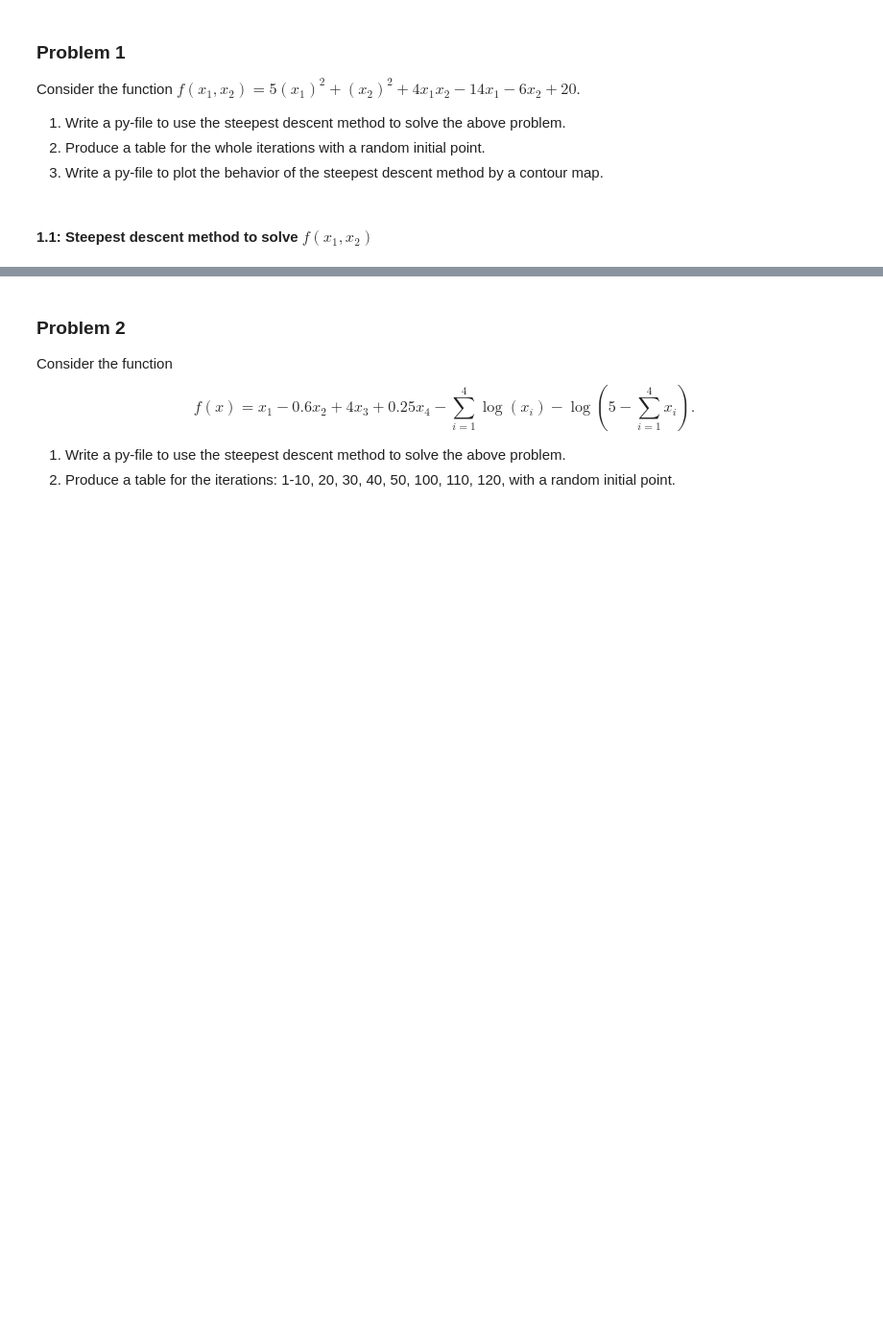
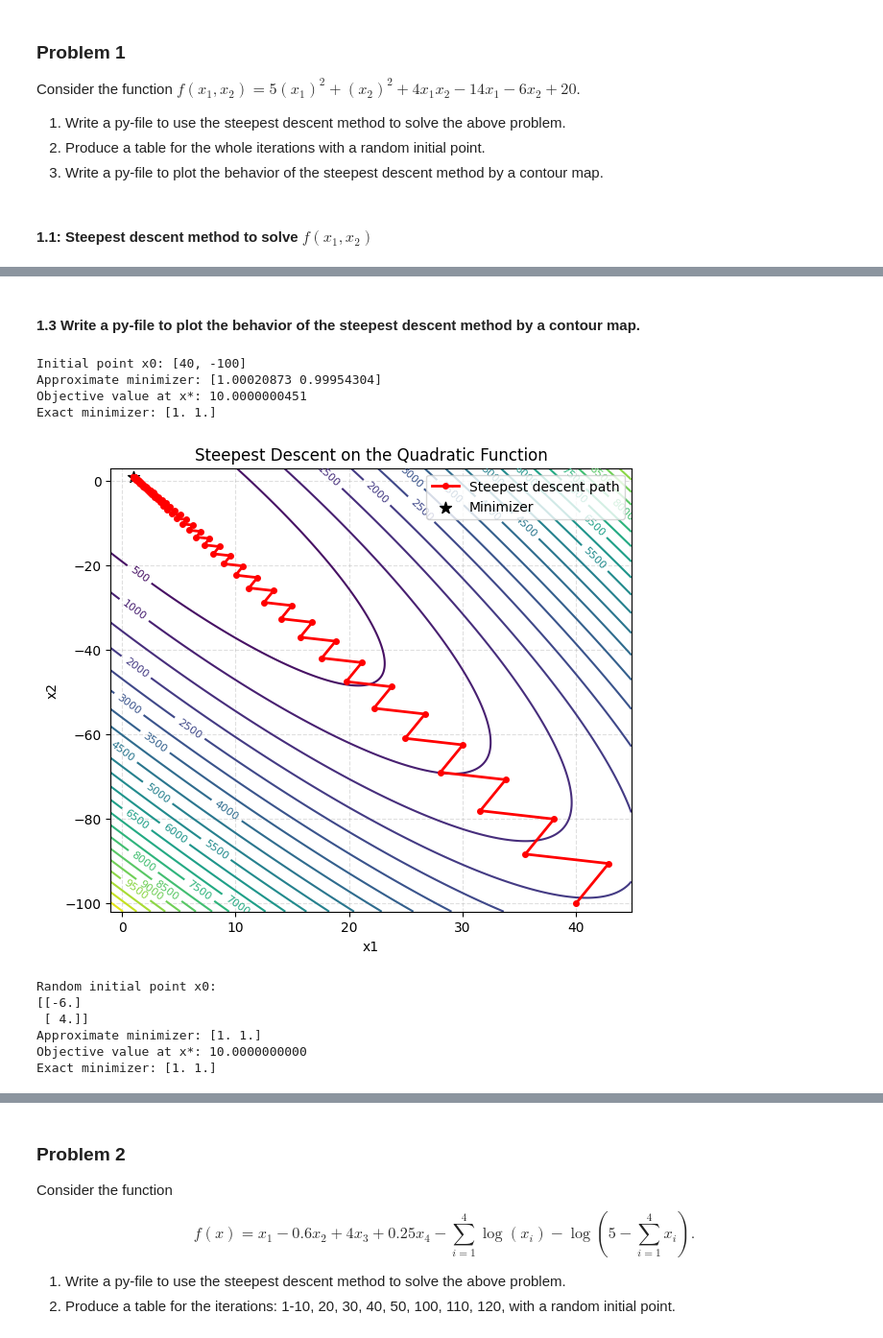
Before and after one commit to jgw0915/NLP_26, a Jupyter notebook: HW2-Gradient/HW2_NLP-R76141154-KuanWei,Chiang.ipynb, the cells around one changed output, grey strips where cells are left out. Shown at 96% size. Drawn from its saved outputs; the diff is of its cells as text; code cells hidden in the pictures; blank space fills up the shorter version.

```diff
--- a/HW2-Gradient/HW2_NLP-R76141154-KuanWei,Chiang.ipynb
+++ b/HW2-Gradient/HW2_NLP-R76141154-KuanWei,Chiang.ipynb
@@ -250,0 +112,18 @@ if __name__ == "__main__":
+# %%
+def print_iteration_table(history):
+    header = f'{"k":>3} {"x1":>12} {"x2":>12} {"f(x)":>14} {"||grad||":>14} {"alpha":>12}'
+    print(header)
+    print("-" * len(header))
+    for row in history:
+        x1, x2 = row["x"].ravel()
+        alpha_text = "-" if row["alpha"] is None else f'{row["alpha"]:.8f}'
+        print(f'{row["k"]:>3} {x1:>12.6f} {x2:>12.6f} {row["f"]:>14.8f} {row["grad_norm"]:>14.8f} {alpha_text:>12}')
+
+rng = np.random.default_rng(114)
+x0 = rng.integers(-8, 9, size=(2, 1)).astype(float)
+
+print("Random initial point x0:")
+print(x0)
+
+x_star, history = steepest_descent(x0,verbose=False)
+print_iteration_table(history)
@@ -251,17 +150,62 @@ if __name__ == "__main__":
+# %% [markdown]
+#### 1.3 Write a py-file to plot the behavior of the steepest descent method by a contour map.
 # %%
-rng = np.random.default_rng(114)
-x0 = rng.integers(-8, 9, size=(2, 1)).astype(float)
+def plot_contours(history):
+    points = np.hstack([row["x"] for row in history])
+    solution = np.linalg.solve(Q, -q)
 
-print("Random initial point x0:")
-print(x0)
+    x1_min = min(points[0].min(), solution[0, 0]) - 2.0
+    x1_max = max(points[0].max(), solution[0, 0]) + 2.0
+    x2_min = min(points[1].min(), solution[1, 0]) - 2.0
+    x2_max = max(points[1].max(), solution[1, 0]) + 2.0
 
-x_star, history = steepest_descent(x0)
-print_iteration_table(history)
+    x1 = np.linspace(x1_min, x1_max, 400)
+    x2 = np.linspace(x2_min, x2_max, 400)
+    X1, X2 = np.meshgrid(x1, x2)
+    Z = 5 * X1**2 + X2**2 + 4 * X1 * X2 - 14 * X1 - 6 * X2 + 20
 
-print()
+    plt.figure(figsize=(7, 6))
+    contour = plt.contour(X1, X2, Z, levels=25, cmap="viridis")
+    plt.clabel(contour, inline=True, fontsize=8)
+    plt.plot(points[0], points[1], "o-r", linewidth=2, markersize=4, label="Steepest descent path")
+    plt.scatter(solution[0, 0], solution[1, 0], c="black", s=80, marker="*", label="Minimizer")
+    plt.xlabel("x1")
+    plt.ylabel("x2")
+    plt.title("Steepest Descent on the Quadratic Function")
+    plt.legend()
+    plt.grid(True, linestyle="--", alpha=0.4)
+    plt.show()
+
+# Plot contours and optimization path on specified initial point (40, -100)
+
+x0 = [40, -100]
+print("Initial point x0:", x0)
+x_star, history = steepest_descent(x0, verbose=False)
 print("Approximate minimizer:", x_star.ravel())
 print(f"Objective value at x*: {objective(x_star):.10f}")
 print("Exact minimizer:", np.linalg.solve(Q, -q).ravel())
 
-export_py_files()
 plot_contours(history)
+
+# Plot contours and optimization path on random initial point
+rng = np.random.default_rng(114)
+x0 = rng.integers(-8, 9, size=(2, 1)).astype(float)
+print("Random initial point x0:")
+print(x0)
+x_star, history = steepest_descent(x0, verbose=False)
+print("Approximate minimizer:", x_star.ravel())
+print(f"Objective value at x*: {objective(x_star):.10f}")
+print("Exact minimizer:", np.linalg.solve(Q, -q).ravel())
+plot_contours(history)
+# %% [output]
+Initial point x0: [40, -100]
+Approximate minimizer: [1.00020873 0.99954304]
+Objective value at x*: 10.0000000451
+Exact minimizer: [1. 1.]
+[figure, added]
+Random initial point x0:
+[[-6.]
+ [ 4.]]
+Approximate minimizer: [1. 1.]
+Objective value at x*: 10.0000000000
+Exact minimizer: [1. 1.]
```
Also changed, not shown: parts of 10 cells of this notebook, 2 other files.
